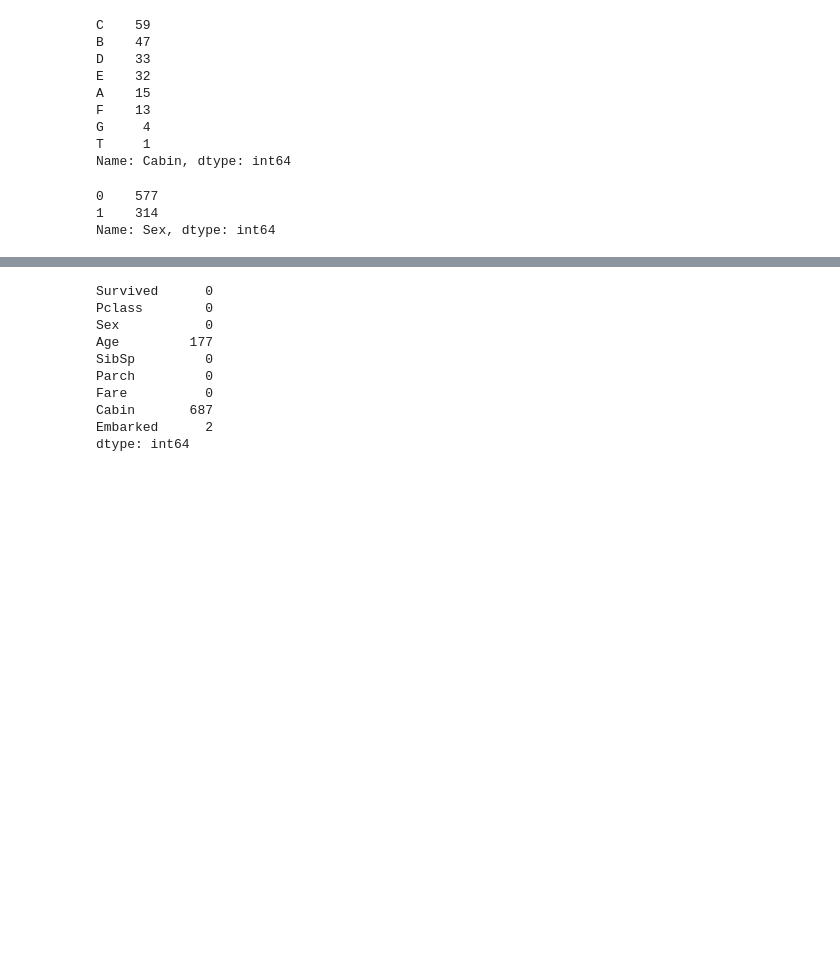
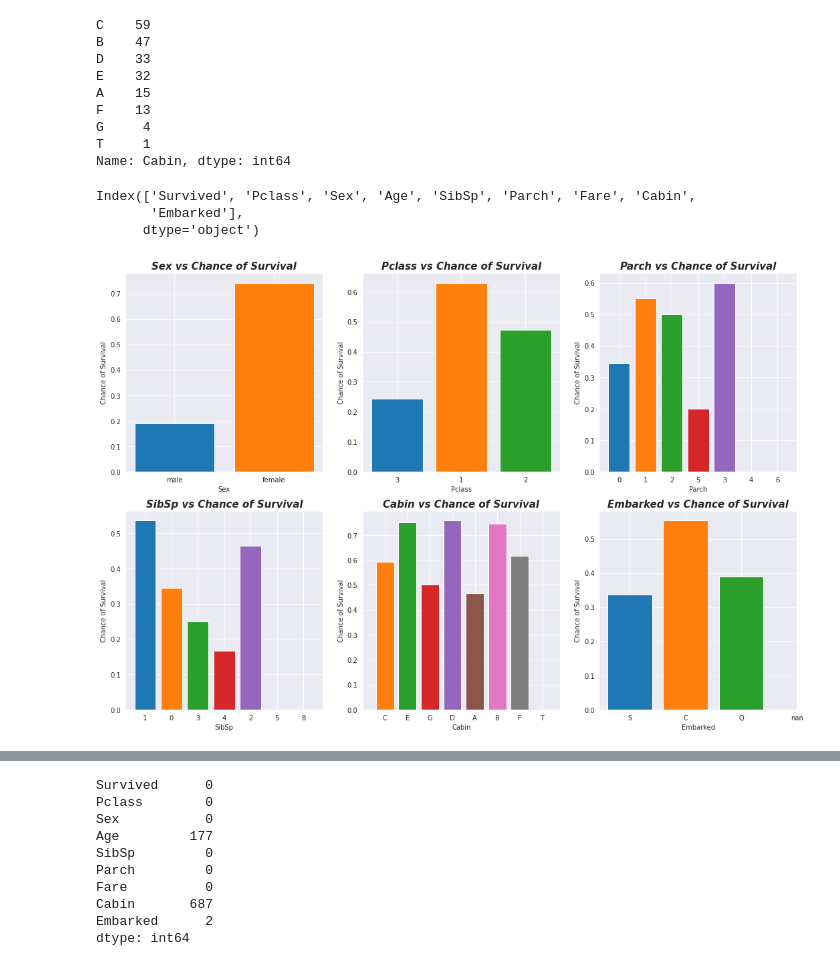
Before and after one commit to SalmanHabeeb/Titanic, a Jupyter notebook: Titanic_EDA_plus_logistic_reg.ipynb, the cells around one changed output, grey strips where cells are left out. Drawn from its saved outputs; the diff is of its cells as text; code cells hidden in the pictures; blank space fills up the shorter version.

```diff
--- a/Titanic_EDA_plus_logistic_reg.ipynb
+++ b/Titanic_EDA_plus_logistic_reg.ipynb
@@ -88,8 +110,2 @@ df["Sex"] = (df["Sex"] == "female").astype(int)
-# %%
-df["Sex"].value_counts()
-# %% [output]
-0    577
-1    314
-Name: Sex, dtype: int64
 # %%
 def plot_chances(
@@ -165 +158,18 @@ def plot_chances(
     plt.show()
+# %%
+df.columns
+# %% [output]
+Index(['Survived', 'Pclass', 'Sex', 'Age', 'SibSp', 'Parch', 'Fare', 'Cabin',
+       'Embarked'],
+      dtype='object')
+# %%
+columns = ["Sex", "Pclass", "Parch", "SibSp", "Cabin", "Embarked"]
+plot_chances(target_columns=columns,
+chance_column='Survived',
+df=df,
+figsize=(18, 12),
+layout=(2, 3),
+y_label='Survival',
+)
+# %% [output]
+[figure, added]
```
Also changed, not shown: parts of 45 cells of this notebook.
